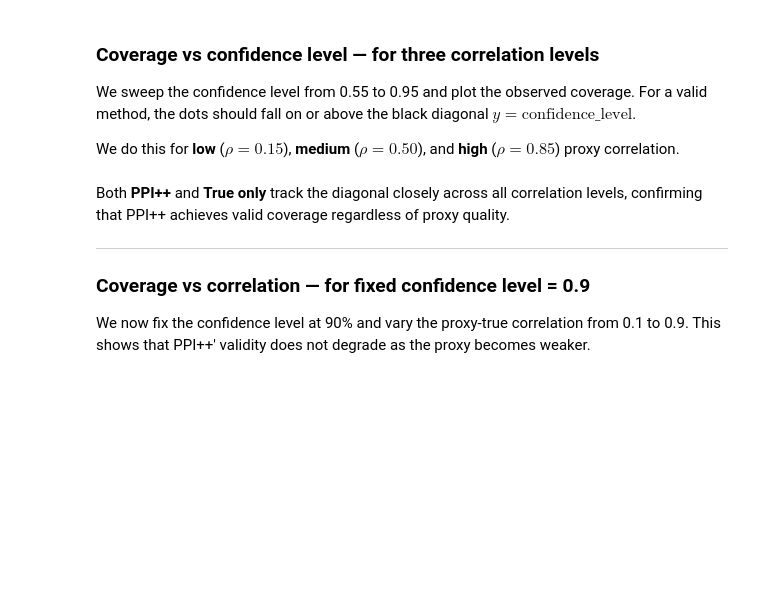
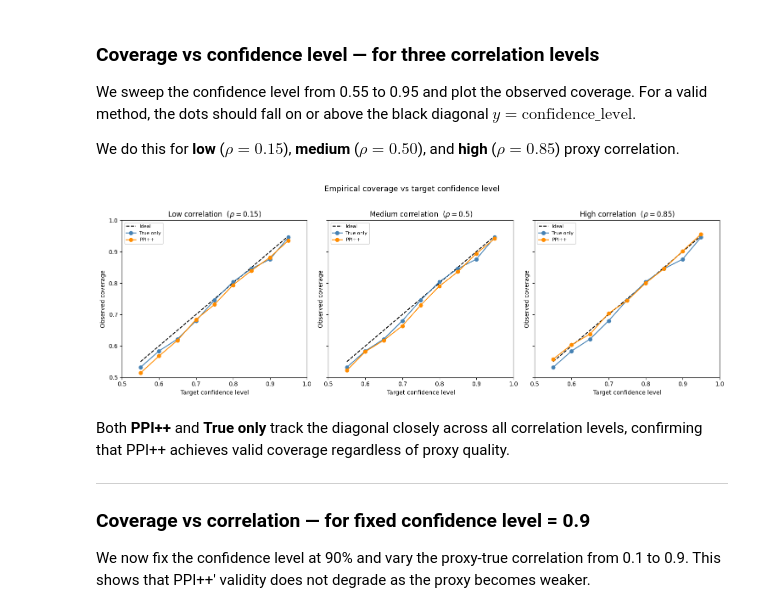
Before and after one commit to EmertonData/glide, a Jupyter notebook: docs/deep_dive/ppi_validation.ipynb, the cells around one changed output. Saved outputs shown, nothing was run; the diff lists cells and outputs as text; code cells hidden in the pictures; blank space fills up the shorter version.

```diff
--- a/docs/deep_dive/ppi_validation.ipynb
+++ b/docs/deep_dive/ppi_validation.ipynb
@@ -112,21 +176,9 @@ We check this empirically by repeating the experiment `N_SEEDS` times with diffe
 
 > **Key question:** Does PPI++ maintain valid coverage, or does it sacrifice it for shorter intervals?
 # %%
-def simulate_coverages(correlation, n_seeds=N_SEEDS, confidence_level=CONFIDENCE_LEVEL):
-    """Estimate coverage for each method over n_seeds Monte Carlo runs."""
-    hits = {m: 0 for m in METHODS}
-    for seed in range(n_seeds):
-        ds = generate_dataset_binary(
-            n=N_TRUE, N=N_PROXY,
-            true_mean=TRUE_MEAN, proxy_mean=PROXY_MEAN,
-            correlation=correlation, random_seed=seed,
-        )
-        est = generate_estimates(ds, confidence_level=confidence_level)
-        for m in METHODS:
-            lo, hi = est[m]["CI"]
-            hits[m] += int(lo <= TRUE_MEAN <= hi)
-    result = {m: hits[m] / n_seeds for m in METHODS}
-    return result
+# Simulate once per correlation level for the confidence-level sweep.
+# Confidence levels are swept analytically in the next cell — no re-simulation needed.
+raw_stats_cl_sweep = {rho: simulate_all(rho) for rho in correlations_3}
 # %% [markdown]
 ### Coverage vs confidence level — for three correlation levels
 
@@ -171,3 +199,26 @@ plt.show()
+# %%
+fig, axes = plt.subplots(1, 3, figsize=(15, 5), sharey=True)
+plot_methods = ['True only', 'PPI++']
+colors = {'True only': 'steelblue', 'PPI++': 'darkorange'}
+
+for ax, rho, label in zip(axes, correlations_3, corr_labels):
+    ax.plot(confidence_levels, confidence_levels, color='black', lw=1.5,
+            linestyle='--', label='Ideal')
+    for m in plot_methods:
+        obs = [coverage_by_corr_cl[rho][cl][m] for cl in confidence_levels]
+        ax.plot(confidence_levels, obs, marker='o', label=m, color=colors[m])
+    ax.set_xlabel('Target confidence level')
+    ax.set_ylabel('Observed coverage')
+    ax.set_title(f'{label} correlation  ($\\rho = {rho}$)')
+    ax.legend(fontsize=8)
+    ax.set_xlim(0.5, 1.0)
+    ax.set_ylim(0.5, 1.0)
+
+fig.suptitle('Empirical coverage vs target confidence level', fontsize=13, y=1.02)
+plt.tight_layout()
+plt.show()
+# %% [output]
+[figure, added]
 # %% [markdown]
 Both **PPI++** and **True only** track the diagonal closely across all correlation levels, confirming that PPI++ achieves valid coverage regardless of proxy quality.
 
```
Also changed, not shown: parts of 12 cells of this notebook.
